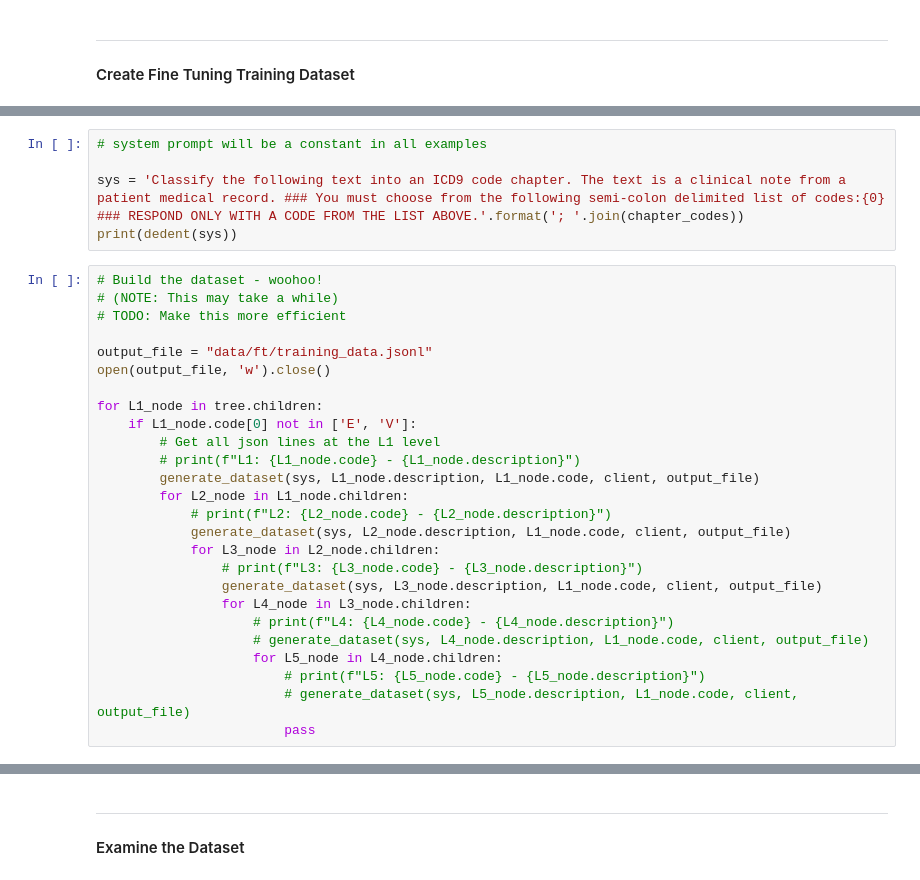
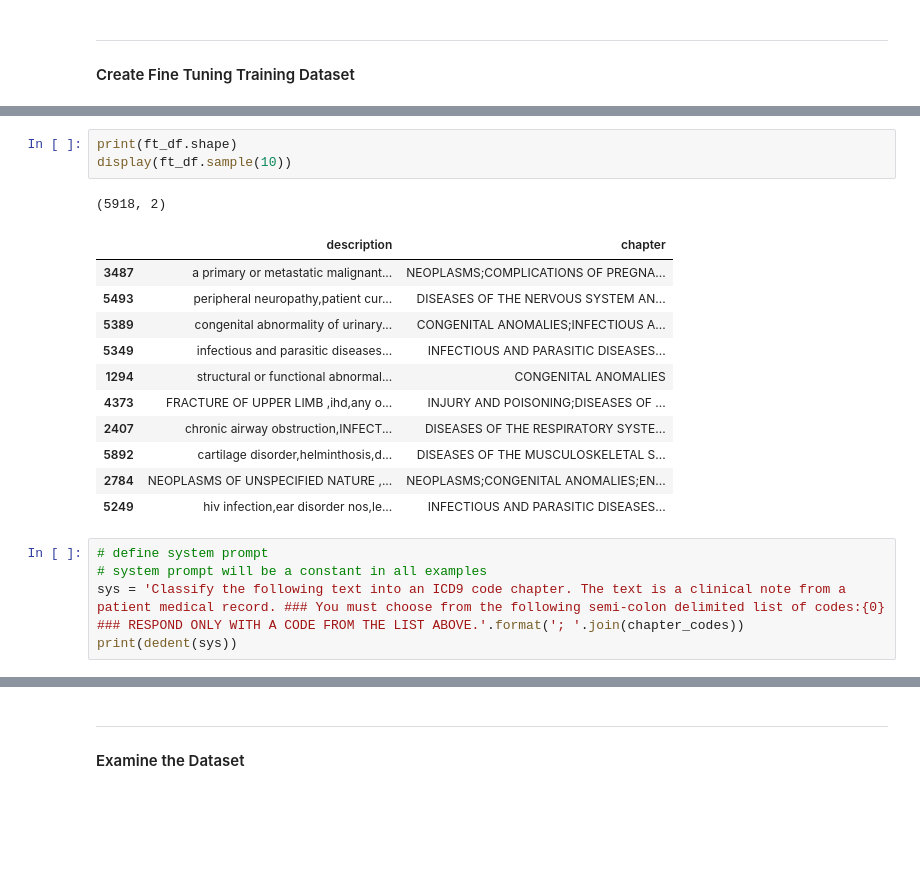
Before and after one commit to zso3n3n/mimic-iii-medcode-azure, a Jupyter notebook: 04a_aoai_ft_data_prep.ipynb, the cells around one changed output, grey strips where cells are left out. Drawn from its saved outputs; the diff is of its cells as text; blank space fills up the shorter version.

```diff
--- a/04a_aoai_ft_data_prep.ipynb
+++ b/04a_aoai_ft_data_prep.ipynb
@@ -187,31 +309,21 @@ def generate_dataset(sys, description, l1_code, az_ta_cli, training_file):
+# %%
+print(ft_df.shape)
+display(ft_df.sample(10))
+# %% [output]
+(5918, 2)
+|  | description | chapter |
+| 3487 | a primary or metastatic malignant... | NEOPLASMS;COMPLICATIONS OF PREGNA... |
+| 5493 | peripheral neuropathy,patient cur... | DISEASES OF THE NERVOUS SYSTEM AN... |
+| 5389 | congenital abnormality of urinary... | CONGENITAL ANOMALIES;INFECTIOUS A... |
+| 5349 | infectious and parasitic diseases... | INFECTIOUS AND PARASITIC DISEASES... |
+| 1294 | structural or functional abnormal... | CONGENITAL ANOMALIES |
+| 4373 | FRACTURE OF UPPER LIMB ,ihd,any o... | INJURY AND POISONING;DISEASES OF ... |
+| 2407 | chronic airway obstruction,INFECT... | DISEASES OF THE RESPIRATORY SYSTE... |
+| 5892 | cartilage disorder,helminthosis,d... | DISEASES OF THE MUSCULOSKELETAL S... |
+| 2784 | NEOPLASMS OF UNSPECIFIED NATURE ,... | NEOPLASMS;CONGENITAL ANOMALIES;EN... |
+| 5249 | hiv infection,ear disorder nos,le... | INFECTIOUS AND PARASITIC DISEASES... |
 # %%
+# define system prompt
 # system prompt will be a constant in all examples
-
 sys = 'Classify the following text into an ICD9 code chapter. The text is a clinical note from a patient medical record. ### You must choose from the following semi-colon delimited list of codes:{0} ### RESPOND ONLY WITH A CODE FROM THE LIST ABOVE.'.format('; '.join(chapter_codes))
 print(dedent(sys))
-# %%
-# Build the dataset - woohoo!
-# (NOTE: This may take a while)
-# TODO: Make this more efficient
-
-output_file = "data/ft/training_data.jsonl"
-open(output_file, 'w').close()
-
-for L1_node in tree.children:
-    if L1_node.code[0] not in ['E', 'V']:
-        # Get all json lines at the L1 level
-        # print(f"L1: {L1_node.code} - {L1_node.description}")
-        generate_dataset(sys, L1_node.description, L1_node.code, client, output_file)
-        for L2_node in L1_node.children:
-            # print(f"L2: {L2_node.code} - {L2_node.description}")
-            generate_dataset(sys, L2_node.description, L1_node.code, client, output_file)
-            for L3_node in L2_node.children:
-                # print(f"L3: {L3_node.code} - {L3_node.description}")
-                generate_dataset(sys, L3_node.description, L1_node.code, client, output_file)
-                for L4_node in L3_node.children:
-                    # print(f"L4: {L4_node.code} - {L4_node.description}")
-                    # generate_dataset(sys, L4_node.description, L1_node.code, client, output_file)
-                    for L5_node in L4_node.children:
-                        # print(f"L5: {L5_node.code} - {L5_node.description}")
-                        # generate_dataset(sys, L5_node.description, L1_node.code, client, output_file)
-                        pass
```
Also changed, not shown: parts of 13 cells of this notebook.
